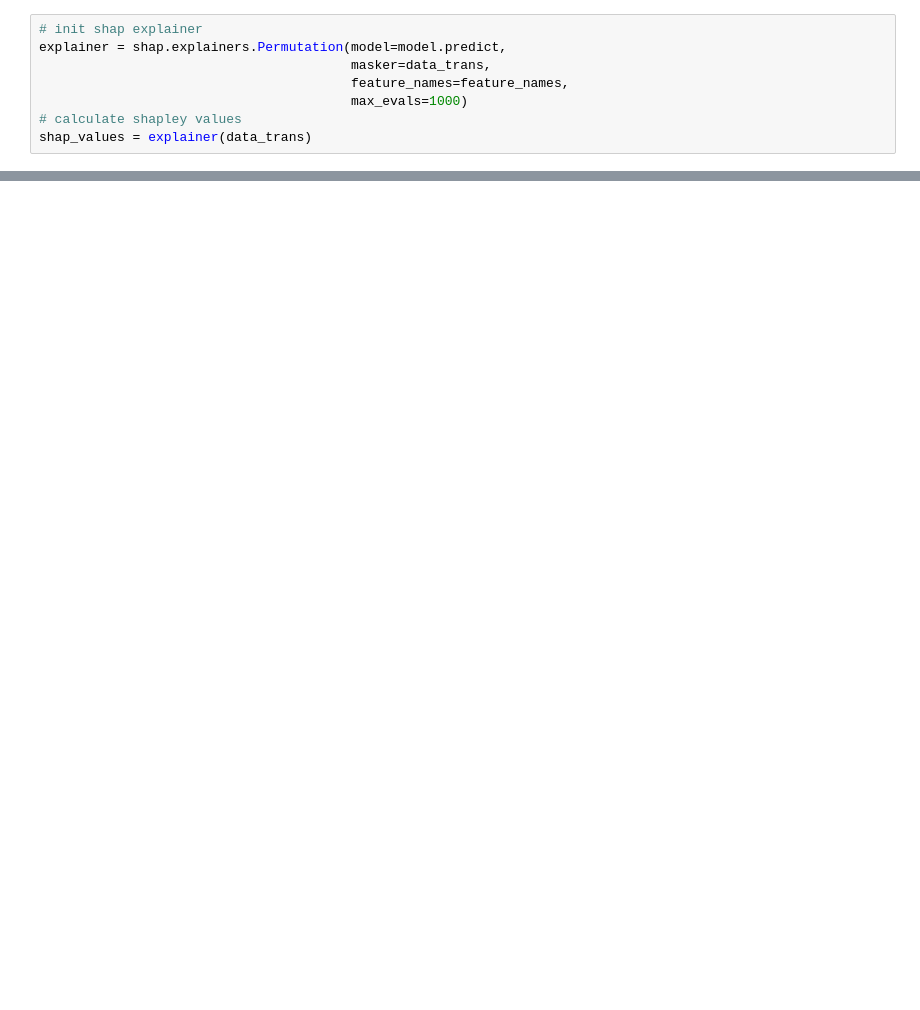
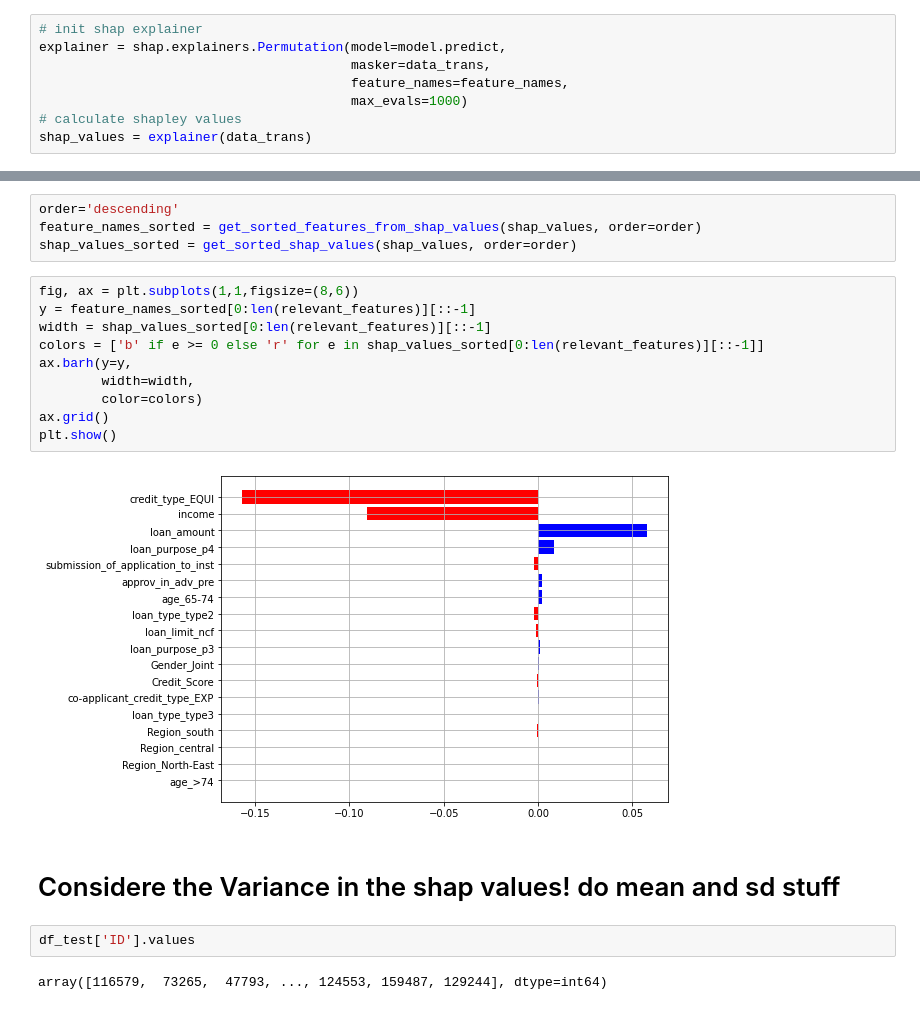
Before and after one commit to Sebastian1981/CustomerAnalytics_CreditDefaultPrediction, a Jupyter notebook: pipeline_poc.ipynb, the cells around one changed output, grey strips where cells are left out. Cells and saved outputs as stored; diff of their text form; blank space fills up the shorter version.

```diff
--- a/pipeline_poc.ipynb
+++ b/pipeline_poc.ipynb
@@ -334,0 +458,22 @@ plt.show()
+# %%
+order='descending'
+feature_names_sorted = get_sorted_features_from_shap_values(shap_values, order=order)
+shap_values_sorted = get_sorted_shap_values(shap_values, order=order)
+# %%
+fig, ax = plt.subplots(1,1,figsize=(8,6))
+y = feature_names_sorted[0:len(relevant_features)][::-1]
+width = shap_values_sorted[0:len(relevant_features)][::-1]
+colors = ['b' if e >= 0 else 'r' for e in shap_values_sorted[0:len(relevant_features)][::-1]]
+ax.barh(y=y,
+        width=width,
+        color=colors)
+ax.grid()
+plt.show()
+# %% [output]
+[figure, added]
+# %% [markdown]
+# Considere the Variance in the shap values! do mean and sd stuff
+# %%
+df_test['ID'].values
+# %% [output]
+array([116579,  73265,  47793, ..., 124553, 159487, 129244], dtype=int64)
```
Also changed, not shown: parts of 18 cells of this notebook, 3 other files.
